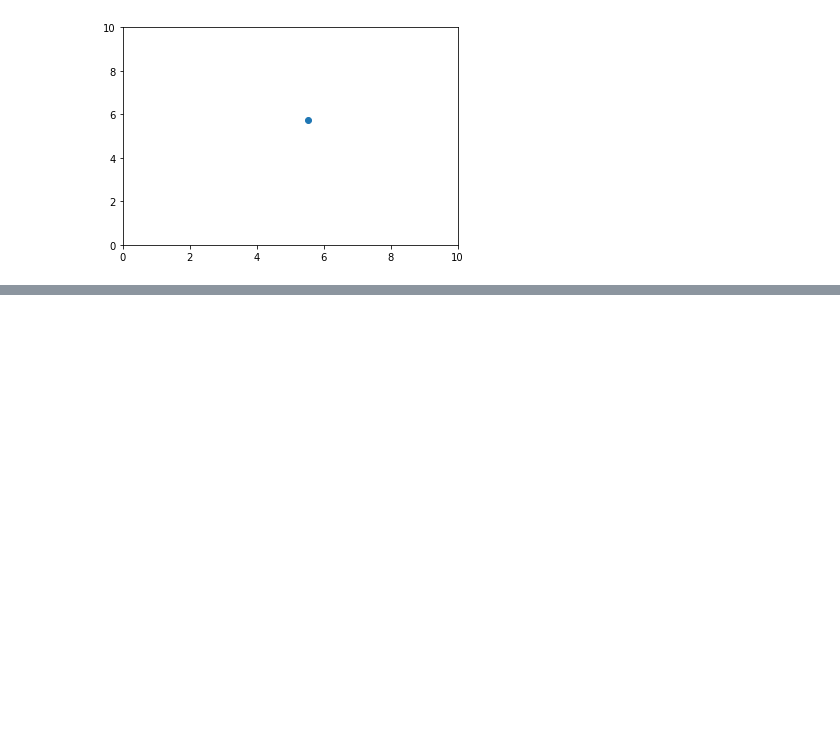
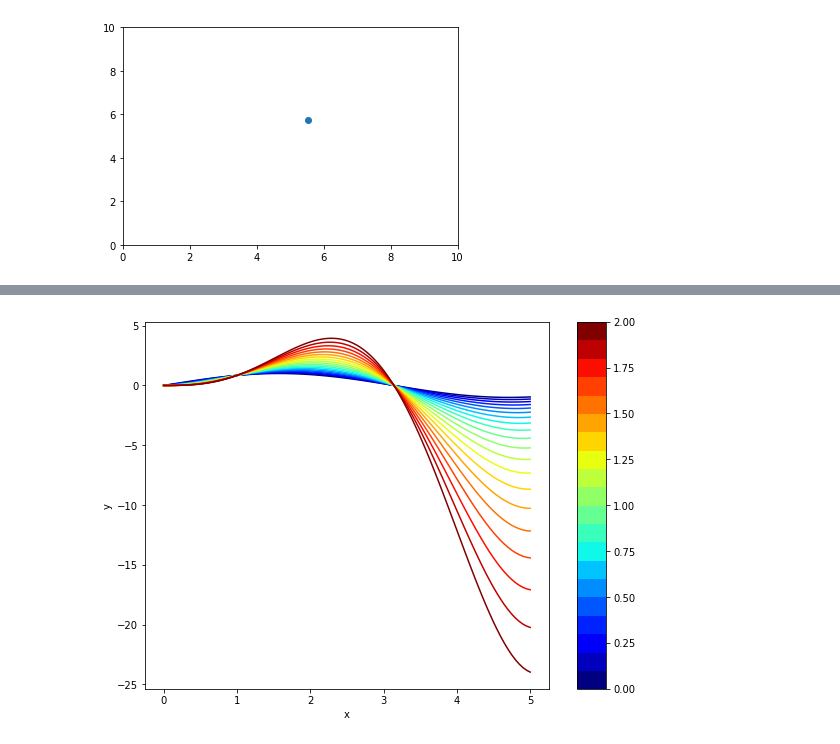
Before and after one commit to Creison-Maique/MultiAnodePMT, a Jupyter notebook: BC1/notebooks/teste.ipynb, the cells around one changed output, grey strips where cells are left out. Cells and saved outputs as stored; diff of their text form; code cells hidden in the pictures; blank space fills up the shorter version.

```diff
--- a/BC1/notebooks/teste.ipynb
+++ b/BC1/notebooks/teste.ipynb
@@ -93,0 +124,26 @@ plt.show()
+# %%
+import numpy             as np
+import matplotlib        as mpl
+import matplotlib.pyplot as plt
+
+x    = np.linspace(0, 5, 100)
+N    = 20
+cmap = plt.get_cmap('jet',N)
+
+fig  = plt.figure(figsize=(8,6))
+ax1  = fig.add_axes([0.10,0.10,0.70,0.85])
+
+for i,n in enumerate(np.linspace(0,2,N)):
+    y = np.sin(x)*x**n
+    ax1.plot(x,y,c=cmap(i))
+
+plt.xlabel('x')
+plt.ylabel('y')
+
+ax2  = fig.add_axes([0.85,0.10,0.05,0.85])
+norm = mpl.colors.Normalize(vmin=0,vmax=2)
+cb1  = mpl.colorbar.ColorbarBase(ax2,cmap=cmap,norm=norm,orientation='vertical')
+
+plt.show()
+# %% [output]
+[figure, added]
```
Also changed, not shown: parts of 6 cells of this notebook, 1 other file.
